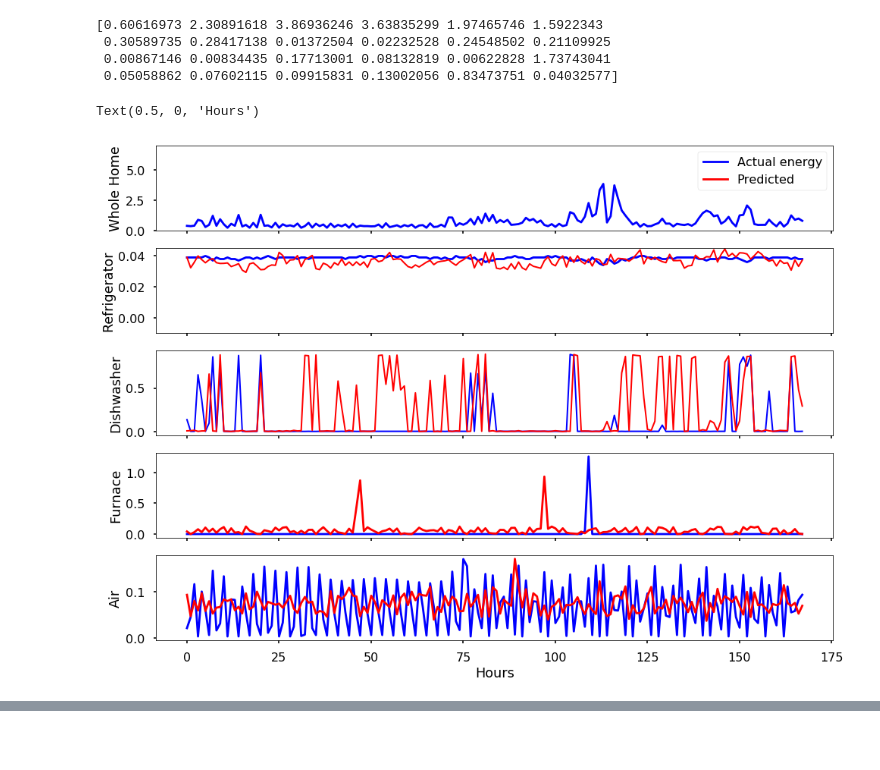
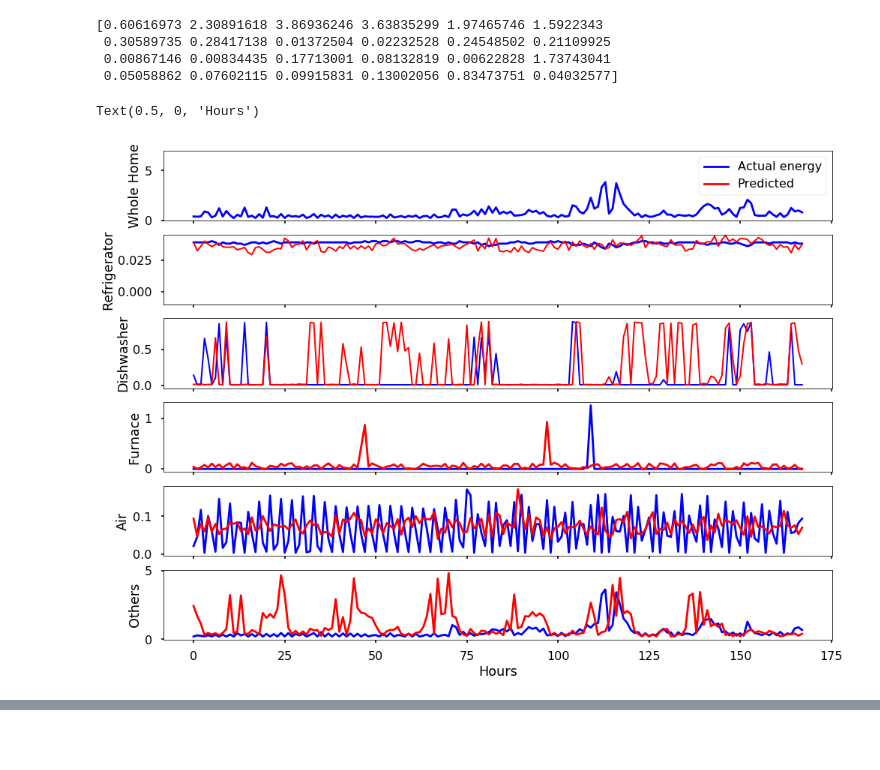
Before and after one commit to bondxue/Discriminative-Sparse-Coding-for-Energy-Disaggregation, a Jupyter notebook: DDSC.ipynb, the cells around one changed output, grey strips where cells are left out. Cells and saved outputs as stored; diff of their text form; code cells hidden in the pictures.

```diff
--- a/DDSC.ipynb
+++ b/DDSC.ipynb
@@ -395,60 +395,70 @@ house = 10
 pie_chart_true = []
 pie_chart_pred = []
 
-f, ((ax1, ax2, ax3, ax4, ax5)) = plt.subplots(5, 1, sharex='col', sharey='row', figsize=(16,12))
+f, ((ax1, ax2, ax3, ax4, ax5, ax6)) = plt.subplots(6, 1, sharex='col', sharey='row', figsize=(16,12))
 x = range(x_train[list(x_train.keys())[0]].shape[0])
 plt.rcParams.update({'font.size': 15})
 
 
 #===========whole home============
-y = np.asarray(x_test_use)[0:,house]
-ax1.plot(x, y, color='b',label='Actual energy')
-y = [-1]*x_train[list(x_train.keys())[0]].shape[0]
-ax1.plot(x, y, color='r', label='Predicted')
+y_use_true = np.asarray(x_test_use)[0:,house]
+ax1.plot(x, y_use_true, color='b',label='Actual energy')
+y_use_pred = [-1]*x_train[list(x_train.keys())[0]].shape[0]
+ax1.plot(x, y_use_pred, color='r', label='Predicted')
 ax1.set_ylim([0,7])
 ax1.set_ylabel('Whole Home')
 ax1.legend()
 
 #===========regrigerator============
-y = np.asarray(x_test[list(x_test.keys())[0]])[0:,house]
-ax2.plot(x, y, color='b')
+y_ref_true = np.asarray(x_test[list(x_test.keys())[0]])[0:,house]
+ax2.plot(x, y_ref_true, color='b')
 x_predict = sc.predict(A_list,B_list)
-y = np.asarray(list(x_predict)[0])[0:,house]
-ax2.plot(x , y, color='r', linewidth=2)
+y_ref_pred = np.asarray(list(x_predict)[0])[0:,house]
+ax2.plot(x, y_ref_pred, color='r', linewidth=2)
 #ax2.get_yaxis().set_visible(False)
 ax2.set_ylabel('Refrigerator')
 ax2.set_ylim(-0.01)
 
 
 #===========dishwasher============
-y = np.asarray(x_test[list(x_test.keys())[1]])[0:,house]
-ax3.plot(x, y, color='b', linewidth=2)
+y_dish_true = np.asarray(x_test[list(x_test.keys())[1]])[0:,house]
+ax3.plot(x, y_dish_true, color='b', linewidth=2)
 x_predict = sc.predict(A_list,B_list)
-y = np.asarray(list(x_predict)[1])[0:,house]
-ax3.plot(x,y, color='r', linewidth=2)
+y_dish_pred = np.asarray(list(x_predict)[1])[0:,house]
+ax3.plot(x,y_dish_pred, color='r', linewidth=2)
 #ax3.get_yaxis().set_visible(False)
 ax3.set_ylabel('Dishwasher')
 #ax3.set_ylim(-0.00001)
 
 #===========furnace============
-y = np.asarray(x_test[list(x_test.keys())[2]])[0:,house]
-ax4.plot(x, y, color='b')
+y_fur_true = np.asarray(x_test[list(x_test.keys())[2]])[0:,house]
+ax4.plot(x, y_fur_true, color='b')
 x_predict = sc.predict(A_list,B_list)
-y = np.asarray(list(x_predict)[2])[0:,house]
-ax4.plot(x,y, color='r')
+y_fur_pred = np.asarray(list(x_predict)[2])[0:,house]
+ax4.plot(x,y_fur_pred, color='r')
 #ax4.get_yaxis().set_visible(False)
 ax4.set_ylabel('Furnace')
 # ax4.set_ylim(-0.05, 0.05)
 
 #===========Air============
-y = np.asarray(x_test[list(x_test.keys())[3]])[0:,house]
-ax5.plot(x, y, color='b')
+y_air_true = np.asarray(x_test[list(x_test.keys())[3]])[0:,house]
+ax5.plot(x, y_air_true, color='b')
 x_predict = sc.predict(A_list,B_list)
-y = np.asarray(list(x_predict)[3])[0:,house]
-ax5.plot(x,y, color='r')
+y_air_pred = np.asarray(list(x_predict)[3])[0:,house]
+ax5.plot(x, y_air_pred, color='r')
 #ax5.get_yaxis().set_visible(False)
 ax5.set_ylabel('Air')
-ax5.set_xlabel('Hours')
+# ax5.set_xlabel('Hours')
+
+#===========others============
+y_other_true = np.asarray(x_test[list(x_test.keys())[4]])[0:,house]
+ax6.plot(x, y_other_true, color='b')
+x_predict = sc.predict(A_list,B_list)
+y_other_pred = np.asarray(list(x_predict)[4])[0:,house]
+ax6.plot(x, y_other_pred, color='r')
+#ax5.get_yaxis().set_visible(False)
+ax6.set_ylabel('Others')
+ax6.set_xlabel('Hours')
 # %% [output]
 Text(0.5, 0, 'Hours')
-[figure, old version]
+[figure, new version]
```
Also changed, not shown: parts of 2 cells of this notebook.
